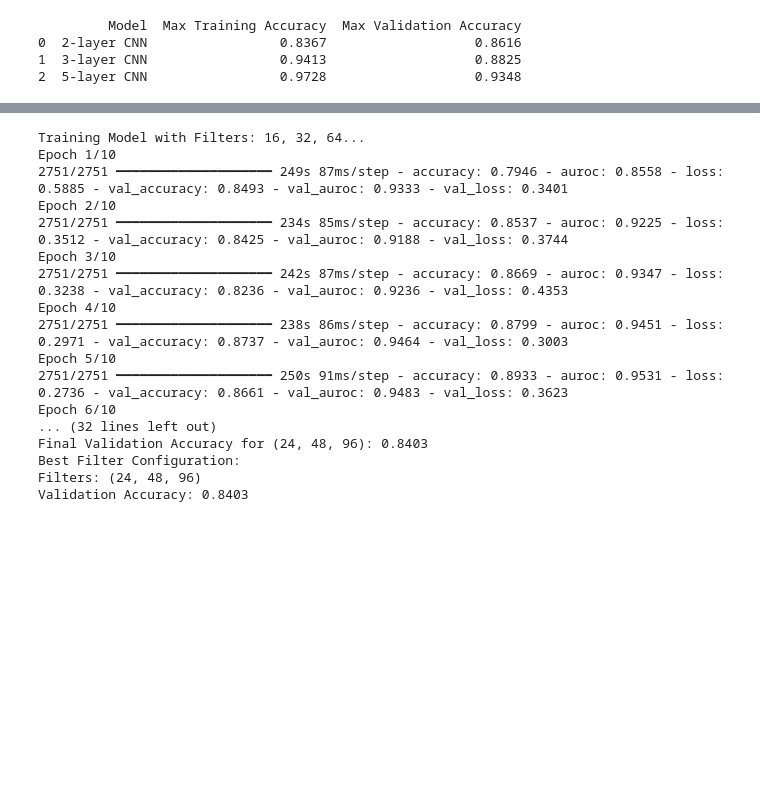
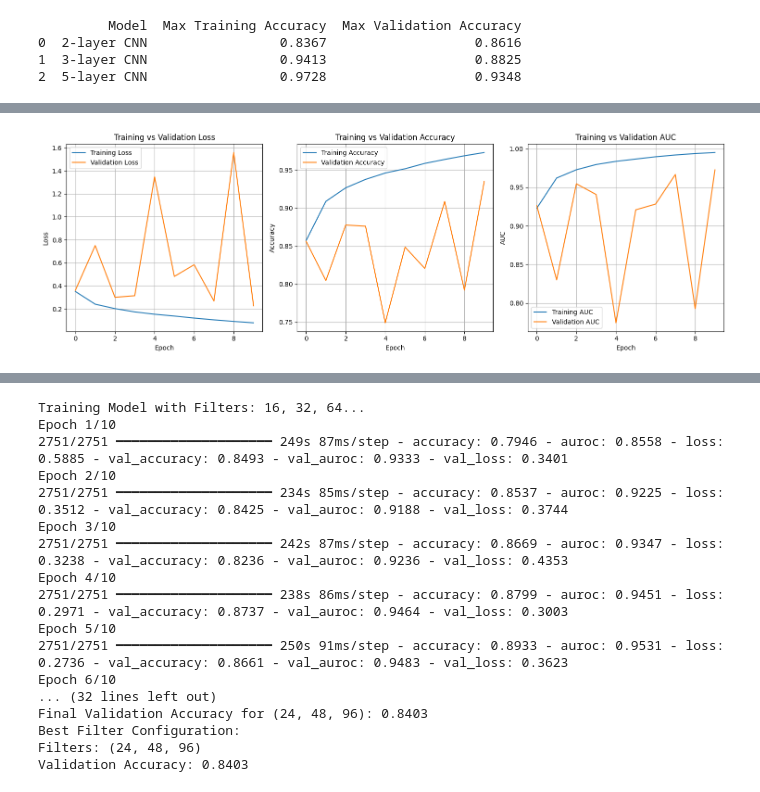
Before and after one commit to alme9155/csca-5642-week3, a Jupyter notebook: histopathologeic-cancer-detection.ipynb, the cells around one changed output, grey strips where cells are left out. Cells and saved outputs as stored; diff of their text form; code cells hidden in the pictures; blank space fills up the shorter version.

```diff
--- a/histopathologeic-cancer-detection.ipynb
+++ b/histopathologeic-cancer-detection.ipynb
@@ -674,0 +629,40 @@ print(metrics_df)
+# %%
+import matplotlib.pyplot as plt
+import seaborn as sns
+import numpy as np
+
+# Training loss vs Validation Loss
+plt.figure(figsize=(15, 5))
+plt.subplot(1, 3, 1)
+plt.plot(five_layer_history.history['loss'], label='Training Loss')
+plt.plot(five_layer_history.history['val_loss'], label='Validation Loss')
+plt.title('Training vs Validation Loss')
+plt.xlabel('Epoch')
+plt.ylabel('Loss')
+plt.legend()
+plt.grid(True)
+
+# Training Accuracy vs Validation Accuracy
+plt.subplot(1, 3, 2)
+plt.plot(five_layer_history.history['accuracy'], label='Training Accuracy')
+plt.plot(five_layer_history.history['val_accuracy'], label='Validation Accuracy')
+plt.title('Training vs Validation Accuracy')
+plt.xlabel('Epoch')
+plt.ylabel('Accuracy')
+plt.legend()
+plt.grid(True)
+
+# AUC
+plt.subplot(1, 3, 3)
+plt.plot(five_layer_history.history['auroc'], label='Training AUC')
+plt.plot(five_layer_history.history['val_auroc'], label='Validation AUC')
+plt.title('Training vs Validation AUC')
+plt.xlabel('Epoch')
+plt.ylabel('AUC')
+plt.legend()
+plt.grid(True)
+
+plt.tight_layout()
+plt.show()
+# %% [output]
+[figure, added]
```
Also changed, not shown: parts of 16 cells of this notebook.
